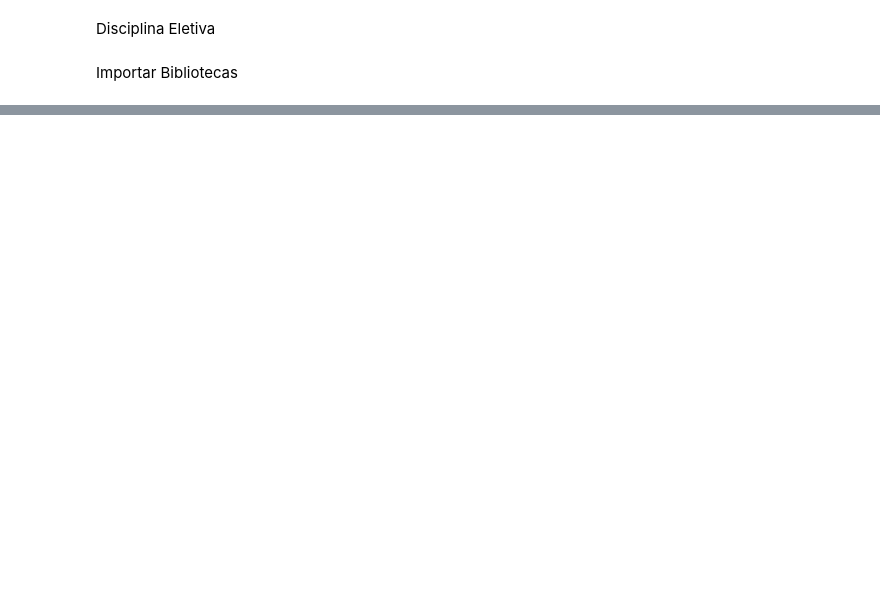
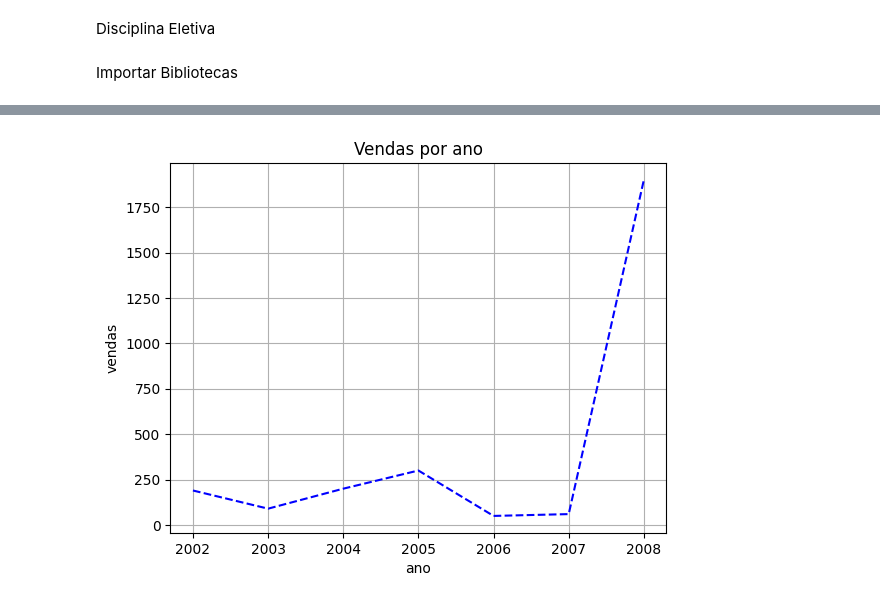
Before and after one commit to Otavioazeved/Vizualiza-o-de-Dados, a Jupyter notebook: Eletiva.ipynb, the cells around one changed output, grey strips where cells are left out. Drawn from its saved outputs; the diff is of its cells as text; code cells hidden in the pictures; blank space fills up the shorter version.

```diff
--- a/Eletiva.ipynb
+++ b/Eletiva.ipynb
@@ -18,0 +23,11 @@ plt.show();
+# %%
+anos = [2002, 2003, 2004, 2005, 2006, 2007, 2008];
+vendas = [190, 90, 200, 300, 50, 60, 1900];
+plt.plot(anos, vendas, color="blue", linestyle="--");
+plt.title("Vendas por ano");
+plt.xlabel("ano");
+plt.ylabel("vendas");
+#plt.figure(figsize=(10,4));
+plt.grid(True);
+# %% [output]
+[figure, added]
```
Also changed, not shown: parts of 2 cells of this notebook.
